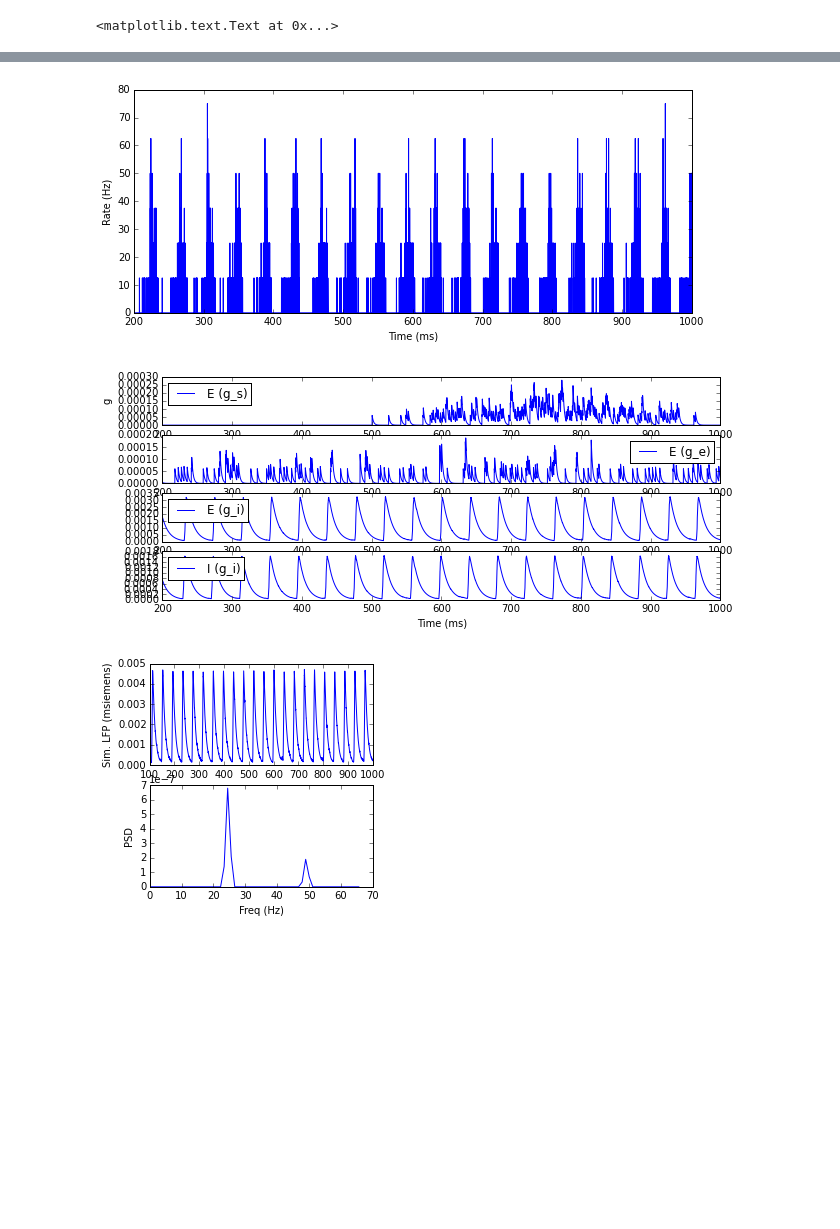
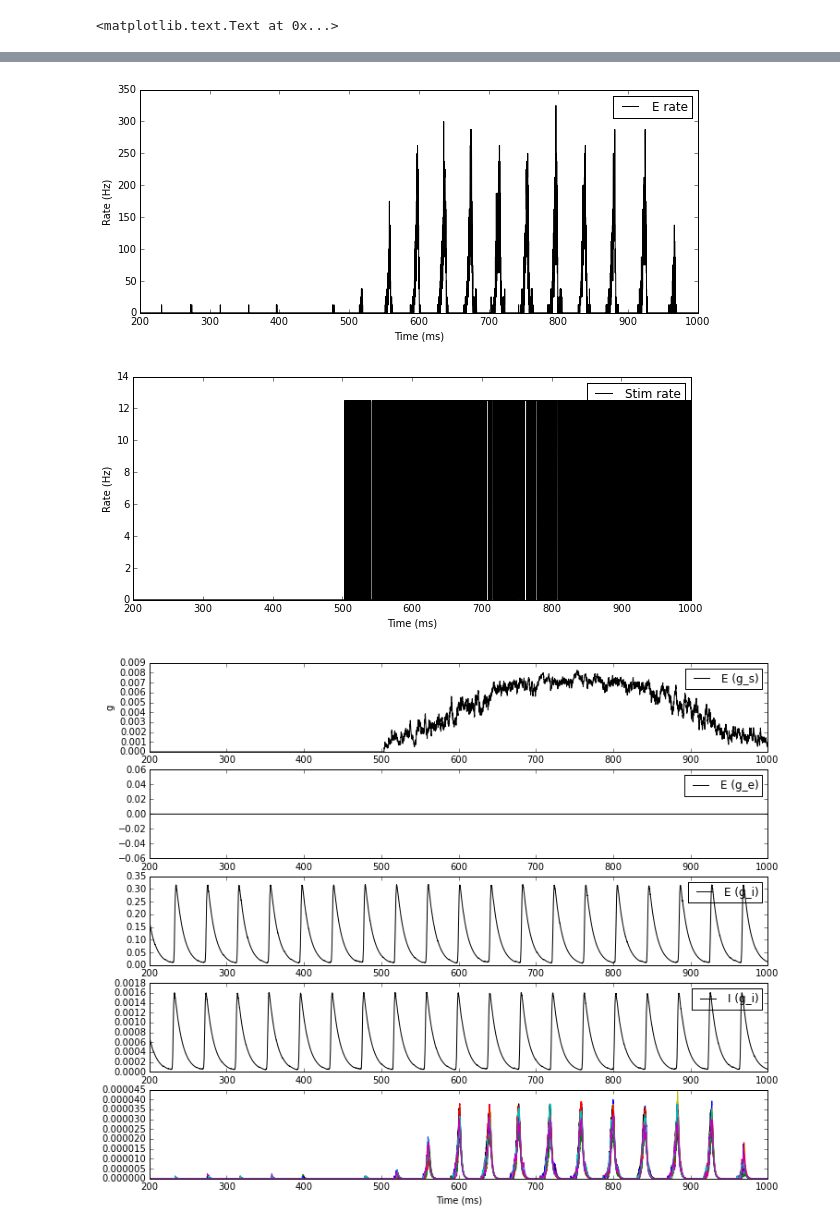
Before and after one commit to voytekresearch/syncological, a Jupyter notebook: ipynb/ing.ipynb, the cells around one changed output, grey strips where cells are left out. Drawn from its saved outputs; the diff is of its cells as text; code cells hidden in the pictures; blank space fills up the shorter version.

```diff
--- a/ipynb/ing.ipynb
+++ b/ipynb/ing.ipynb
@@ -31,6 +48,7 @@ spikes_e = result['spikes_e']
 spikes_stim = result['spikes_stim']
 spikes_i = result['spikes_i']
 pop_e = result['pop_e']
+pop_stim = result['pop_stim']
 voltages_e = result['voltages_e']
 voltages_i = result['voltages_i']
 t = 2000
@@ -91,47 +109,54 @@ legend()
 # ------------------------------------------------------------
 # E rate
 figure(figsize=(10,4))
-plot(pop_e.t[tn:]/ms, pop_e.rate[tn:]/Hz, label='rate')
+plot(pop_e.t[tn:]/ms, pop_e.rate[tn:]/Hz, color='k', label='E rate')
 ylabel('Rate (Hz)')
+xlabel("Time (ms)")
+legend()
+
+figure(figsize=(10,4))
+plot(pop_stim.t[tn:]/ms, pop_stim.rate[tn:]/Hz, color='k', label='Stim rate')
+ylabel('Rate (Hz)')
+xlabel("Time (ms)")
+legend()
+
+# ------------------------------------------------------------
+figure(figsize=(12,10))
+subplot(511)
+plot(voltages_e.t[tn:]/ms, voltages_e.g_s.sum(0)[tn:], color='k', label='E (g_s)')
+ylabel("g")
+legend(loc='best')
+
+subplot(512)
+plot(voltages_e.t[tn:]/ms, voltages_e.g_e.sum(0)[tn:], color='k', label='E (g_e)')
+legend(loc='best')
+
+subplot(513)
+plot(voltages_e.t[tn:]/ms, voltages_e.g_i.sum(0)[tn:], color='k', label='E (g_i)')
+legend(loc='best')
+
+subplot(514)
+plot(voltages_i.t[tn:]/ms, voltages_i.g_i.sum(0)[tn:], color='k', label='I (g_i)')
+legend(loc='best')
+
+subplot(515)
+plot(voltages_e.t[tn:]/ms, voltages_e.g_ee[1:20, tn:].T, label='E (g_ee)')
 xlabel("Time (ms)")
 
 # ------------------------------------------------------------
-figure(figsize=(10,4))
-subplot(411)
-plot(voltages_e.t[tn:]/ms, voltages_e.g_s.sum(0)[tn:], label='E (g_s)')
-ylabel("g")
-legend(loc='best')
-
-subplot(412)
-plot(voltages_e.t[tn:]/ms, voltages_e.g_e.sum(0)[tn:], label='E (g_e)')
-legend(loc='best')
-
-subplot(413)
-plot(voltages_e.t[tn:]/ms, voltages_e.g_i.sum(0)[tn:], label='E (g_i)')
-legend(loc='best')
-
-subplot(414)
-plot(voltages_i.t[tn:]/ms, voltages_i.g_i.sum(0)[tn:], label='I (g_i)')
-xlabel("Time (ms)")
-legend(loc='best')
-
-# ------------------------------------------------------------
 # Spectra
-lfp = (np.abs(voltages_e.g_e.sum(0)) +
-    np.abs(voltages_e.g_i.sum(0)) +
-    np.abs(voltages_i.g_i.sum(0)))
-
+lfp = (np.abs(voltages_e.g_s.sum(0)) + np.abs(voltages_e.g_ee.sum(0)))
 lfp = lfp[1000:]  # Drop initial spike
 
-figure(figsize=(4,4))
+figure(figsize=(6,6))
 subplot(211)
-plot(voltages_i.t[1000:]/ms, lfp, label='LFP')
+plot(voltages_i.t[1000:]/ms, lfp, color='k',  label='LFP')
 xlabel("Time (ms)")
 ylabel("Sim. LFP (msiemens)")
 
 subplot(212)
 fs, spec = create_psd(lfp, 10000)
-plot(fs[:60], spec[:60])
+plot(fs[:40], spec[:40], color='k')
 xlabel("Freq (Hz)")
 ylabel("PSD")
 # %% [output]
@@ -143,3 +168,3 @@ ylabel("PSD")
-[figure, old version]
+[figure, new version]
-[figure, old version]
+[figure, new version]
-[figure, old version]
+[figure, new version]
```
Also changed, not shown: parts of 5 cells of this notebook, 1 other file.
